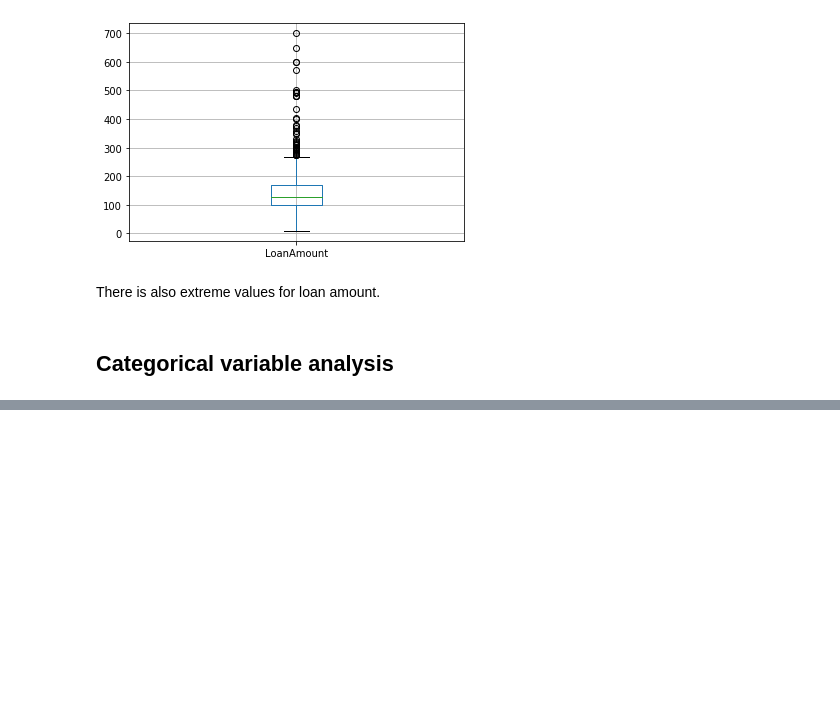
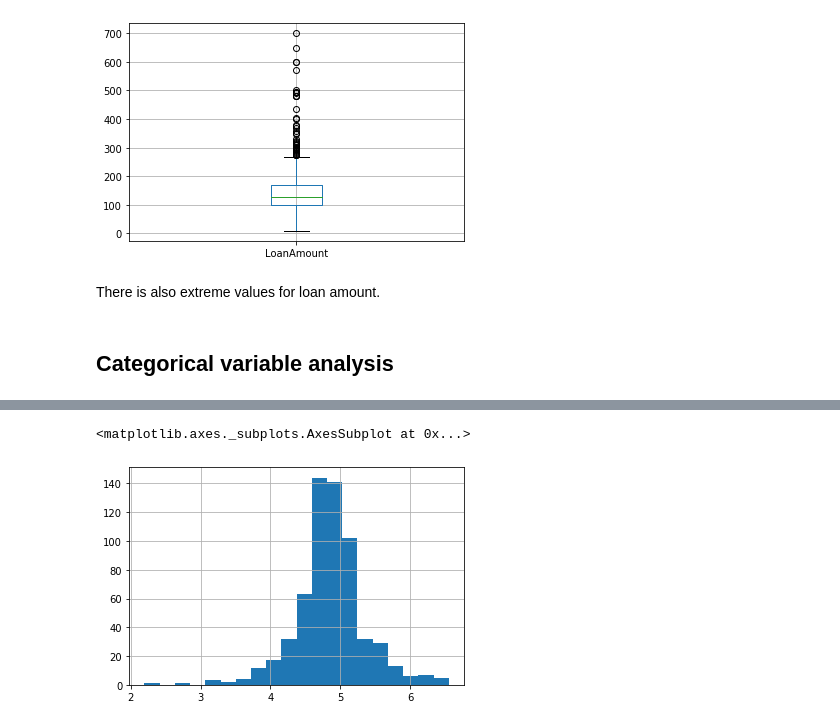
Before and after one commit to ibacaraujo/learning-path-data-scientist, a Jupyter notebook: introduction_pandas_numpy_part1.ipynb, the cells around one changed output, grey strips where cells are left out. Drawn from its saved outputs; the diff is of its cells as text; code cells hidden in the pictures; blank space fills up the shorter version.

```diff
--- a/introduction_pandas_numpy_part1.ipynb
+++ b/introduction_pandas_numpy_part1.ipynb
@@ -130,0 +224,2 @@ ax2.set_title('Probability of getting loan by credit history')
+# %%
+df['Self_Employed'].fillna('No', inplace=True)
@@ -130,0 +232,8 @@ ax2.set_title('Probability of getting loan by credit history')
+# %%
+table = df.pivot_table(values='LoanAmount', index='Self_Employed', columns='Education', aggfunc=np.median)
+# Define function to return value of this pivot_table
+def table_value(x):
+    return table.loc[x['Self_Employed'], x['Education']]
+
+# Replace missing values
+df['LoanAmount'][df['LoanAmount'].isnull()] = df[df['LoanAmount'].isnull()].apply(table_value, axis=1)
@@ -130,0 +249,6 @@ ax2.set_title('Probability of getting loan by credit history')
+# %%
+df['LoanAmount_log'] = np.log(df['LoanAmount'])
+df['LoanAmount_log'].hist(bins=20)
+# %% [output]
+<matplotlib.axes._subplots.AxesSubplot at 0x...>
+[figure, added]
```
Also changed, not shown: parts of 18 cells of this notebook.
